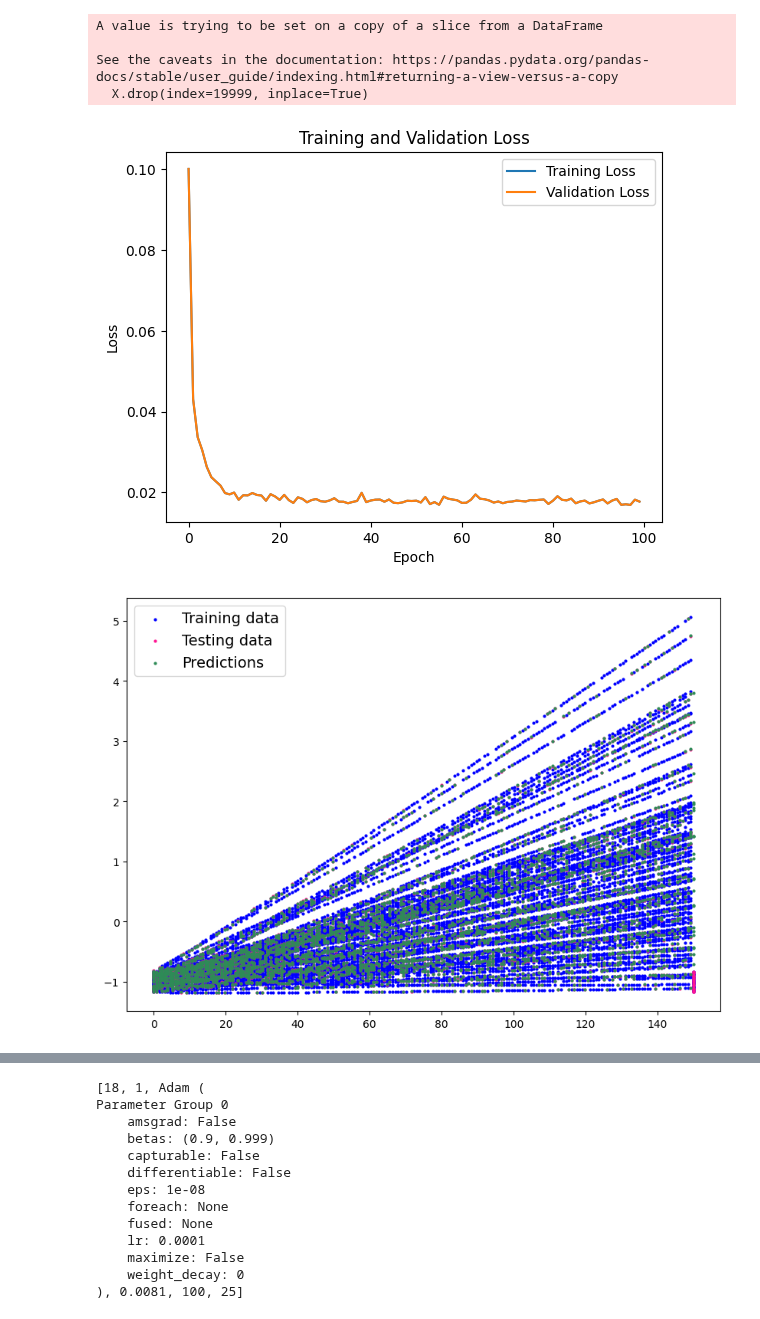
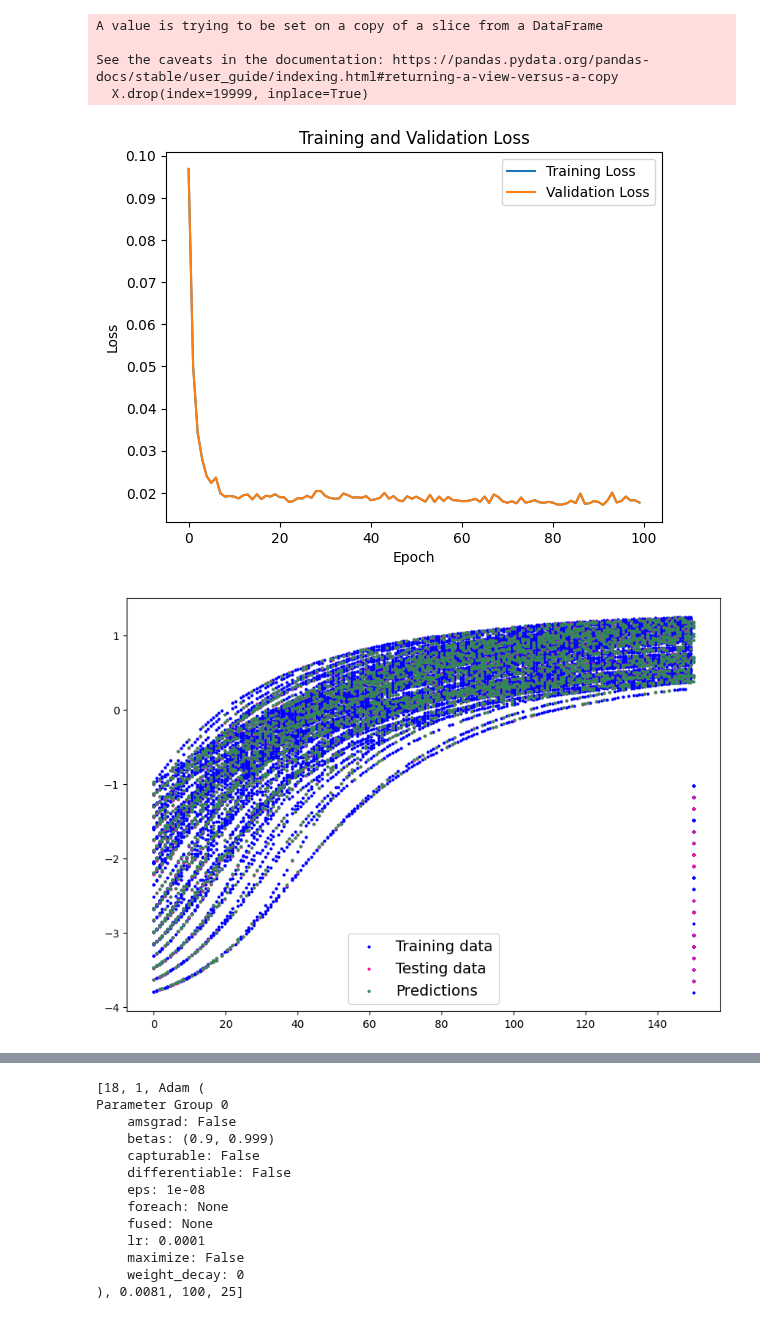
Before and after one commit to swamilikes2code/Python_based_Interactive_Scientific_Visualization, a Jupyter notebook: digital_lab_twin/maddie-nn/modularNNTest.ipynb, the cells around one changed output, grey strips where cells are left out. Cells and saved outputs as stored; diff of their text form; code cells hidden in the pictures.

```diff
--- a/digital_lab_twin/maddie-nn/modularNNTest.ipynb
+++ b/digital_lab_twin/maddie-nn/modularNNTest.ipynb
@@ -65,35 +65,35 @@ X_train, X_val, X_test, Y_train, Y_val, Y_test, XTrainTime, XValTime, XTestTime
 #scale the data
 stScalerX, stScalerY, X_train_scaled, X_val_scaled, X_test_scaled, Y_train_scaled, Y_val_scaled, Y_test_scaled= mnn.scaleData(X_train, X_val, X_test, Y_train, Y_val, Y_test)
 #tensorize the data
 X_train_tensor, X_val_tensor, X_test_tensor, Y_train_tensor, Y_val_tensor, Y_test_tensor = mnn.tensors(X_train_scaled, X_val_scaled, X_test_scaled, Y_train_scaled, Y_val_scaled, Y_test_scaled)
 #if possible, move the tensors to the GPU
 X_train_tensor = X_train_tensor.to(device)
 X_val_tensor = X_val_tensor.to(device)
 X_test_tensor = X_test_tensor.to(device)
 Y_train_tensor = Y_train_tensor.to(device)
 Y_val_tensor = Y_val_tensor.to(device)
 Y_test_tensor = Y_test_tensor.to(device)
 
 #create the model
 model, lossFunction, optimizer = mnn.modelCreator(initNeuronNum, loss, optimizer, learnRate)
 #if possible, move the model to the GPU
 model = model.to(device)
 #train the model
 model, trainLoss, valLoss = mnn.trainModel(model, lossFunction, optimizer, epochs, batchSize, X_train_tensor, X_val_tensor, Y_train_tensor, Y_val_tensor)
 #test the model
 #testLoss = mnn.testModel(model, lossFunction, X_test_tensor, Y_test_tensor)
 #plot the results
 mnn.plotter(trainLoss, valLoss)
 with torch.inference_mode():
   # 3. Make sure the calculations are done with the model and data on the same device
   y_preds = model(X_test_tensor)
 mnn.plot_predictions(train_data=XTrainTime,
-                     train_labels=Y_train_tensor[:, 1],
+                     train_labels=Y_train_tensor[:, 0],
                      test_data=XTestTime,
-                     test_labels=Y_test_tensor[:, 1],
-                     predictions= torch.Tensor.cpu(y_preds[:, 1]))
+                     test_labels=Y_test_tensor[:, 0],
+                     predictions= torch.Tensor.cpu(y_preds[:, 0]))
 #save the model
 mnn.saveModel(model, stScalerX, stScalerY)
 # %% [output]
-[figure, old version]
+[figure, new version]
-[figure, old version]
+[figure, new version]
```
Also changed, not shown: parts of 1 cell of this notebook, 14 other files.
